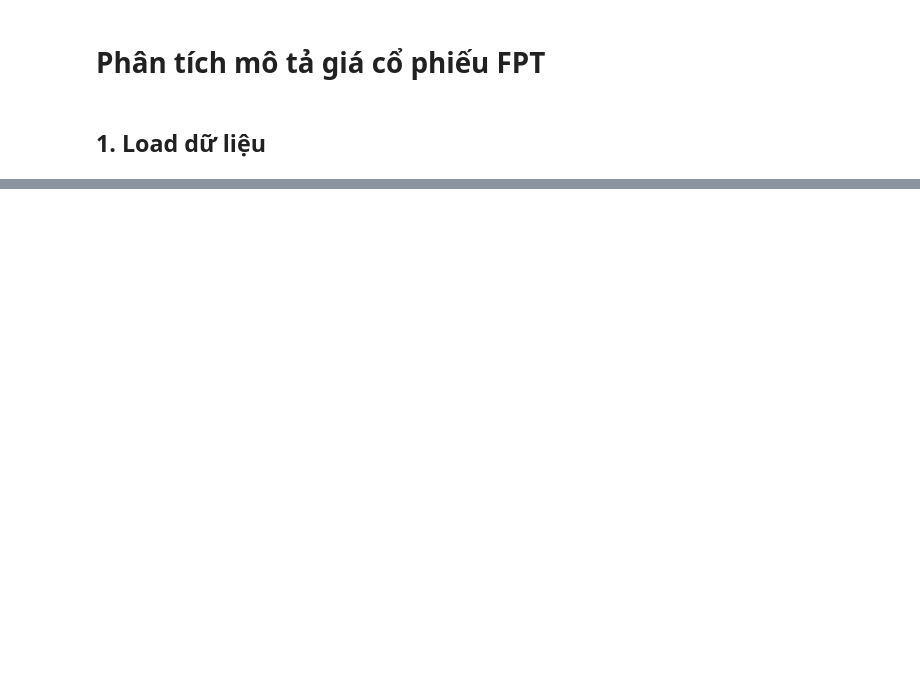
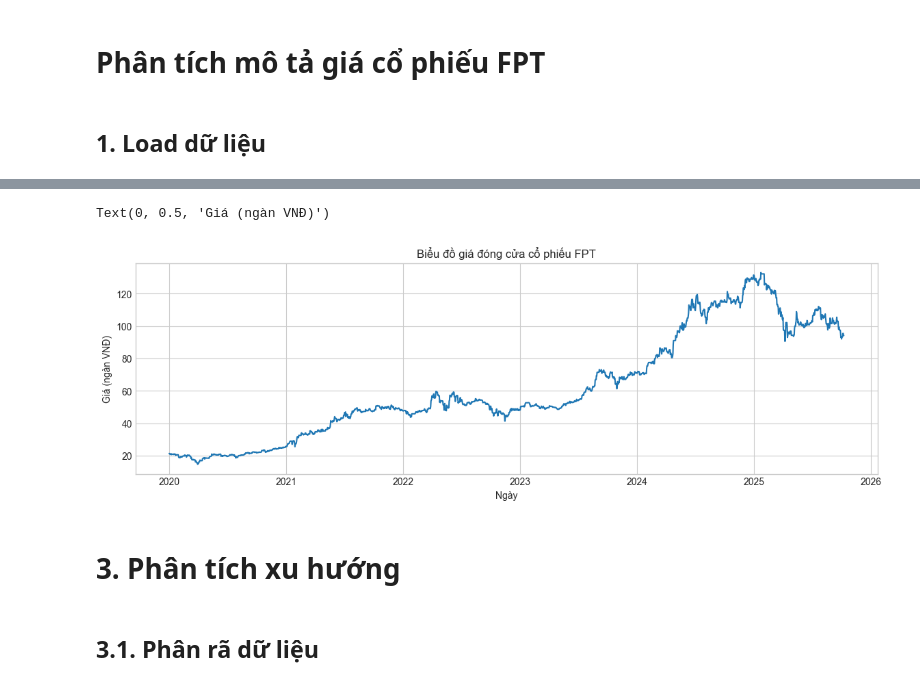
Before and after one commit to nguyenlog205/ds111-uit-stock-price-analysis, a Jupyter notebook: notebook/modeling/FPT_stock_price_analysis.ipynb, the cells around one changed output, grey strips where cells are left out. Drawn from its saved outputs; the diff is of its cells as text; code cells hidden in the pictures; blank space fills up the shorter version.

```diff
--- a/notebook/modeling/FPT_stock_price_analysis.ipynb
+++ b/notebook/modeling/FPT_stock_price_analysis.ipynb
@@ -341,0 +168,14 @@ Warnings:
+# %%
+# 1. Xử lý Volume: Thay NaN bằng 0
+fpt_historical_stock_price['volume'] = fpt_historical_stock_price['volume'].fillna(0)
+
+# 2. Xử lý Close:
+# Bước 1: ffill (lấy giá ngày trước đắp vào ngày nghỉ)
+# Bước 2: bfill (đề phòng trường hợp ngày đầu tiên của dữ liệu bị NaN, lấy giá ngày sau đắp ngược lại)
+fpt_historical_stock_price['close'] = fpt_historical_stock_price['close'].ffill().bfill()
+
+# Kiểm tra lại kết quả sau khi điền
+print('\n> Kiểm tra sau khi xử lý missing value:')
+print('-' * 50)
+print(fpt_historical_stock_price[['close', 'volume']].info())
+print(fpt_historical_stock_price[['close', 'volume']].head())
@@ -341,0 +202,16 @@ Warnings:
+# %%
+plt.figure(figsize=(14, 4))
+plt.plot(
+    fpt_historical_stock_price['close']
+)
+
+plt.title('Biểu đồ giá đóng cửa cổ phiếu FPT')
+plt.xlabel('Ngày')
+plt.ylabel('Giá (ngàn VNĐ)')
+# %% [output]
+Text(0, 0.5, 'Giá (ngàn VNĐ)')
+[figure, added]
+# %% [markdown]
+# 3. Phân tích xu hướng
+# %% [markdown]
+## 3.1. Phân rã dữ liệu
```
Also changed, not shown: parts of 65 cells of this notebook.
